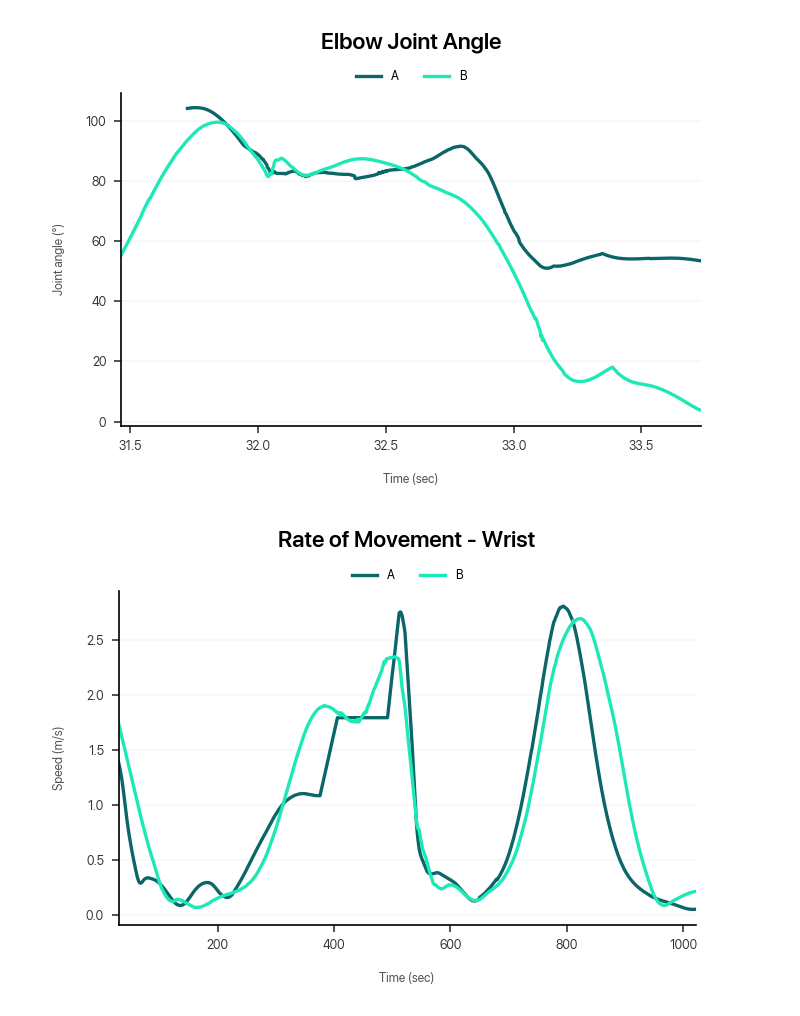
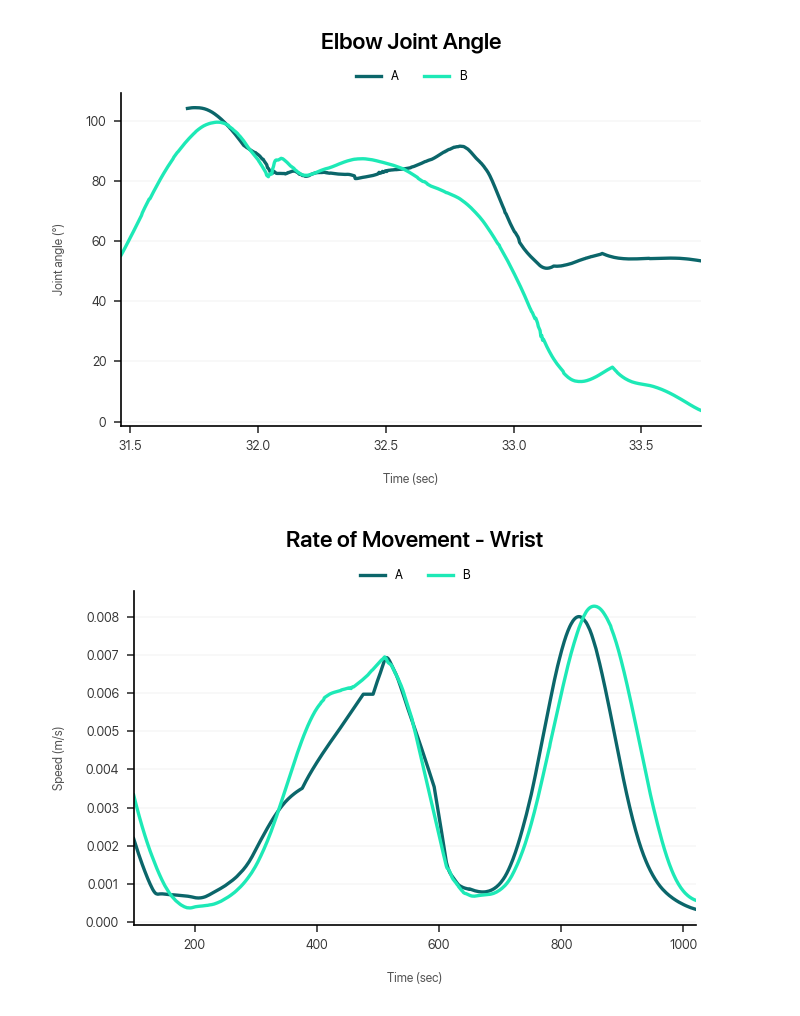
Before and after one commit to dlundgaard/dapup-mocap, a Jupyter notebook: analysis.ipynb, the cells around one changed output. Cells and saved outputs as stored; diff of their text form; code cells hidden in the pictures.

Commit message:
recalculated rate of movement

```diff
--- a/analysis.ipynb
+++ b/analysis.ipynb
@@ -18,3 +14,6 @@ Importing the dtw module. When using in academic works please cite:
+# %%
+SAMPLE_RATE = 300 # Hz (samples/second)spa
+SPATIAL_SCALE = 1000 # spatial measurements are recorded in millimeters
 # %%
 class Session:
     def __init__(self, session_id):
@@ -340,28 +339,24 @@ plot_angles(trial = 4, markers = ("ShoulderRight", "Elbow", "Hand"))
 [figure]
 # %%
 def calculate_velocity(subset):
-    subset[["dX", "dY", "dZ"]] = subset[["X", "Y", "Z"]].values - subset[["X", "Y", "Z"]].shift(1).values
-    subset["v"] = subset.apply(lambda vals: np.sqrt(
-        vals["dX"]**2 +
-        vals["dY"]**2 +
-        vals["dZ"]**2)
-    , axis = 1)
-    subset["v"] = 300 * subset["v"].rolling(30).mean() / 1000
+    delta_pos = subset[["X", "Y", "Z"]].values - subset[["X", "Y", "Z"]].shift(1).values
+    subset["v"] = np.sqrt(np.sum(delta_pos ** 2, axis = 1))
+    subset["v"] = subset["v"].iloc[1:].rolling(int(SPATIAL_SCALE / 10)).mean() / SPATIAL_SCALE # rescale from ms/s to m/s
     return subset["v"]
 
 def plot_velocity(trial, marker):
     plt.figure()
     for participant in "AB":
         plt.plot(calculate_velocity(data[trial][participant][marker]), label = participant)
     plt.title(f"Rate of Movement - {marker}\n")
     plt.xlabel("Time (sec)")
     plt.ylabel("Speed (m/s)")
     plt.margins(x=0)
     plt.legend(loc = "upper center", bbox_to_anchor=(0.5, 1.1), ncol = 2)
     plt.tight_layout()
 
 # plot_velocity(trial = 4, marker = "Hand")
 plot_velocity(trial = 4, marker = "Wrist")
 # plot_velocity(trial = 4, marker = "Elbow")
 # %% [output]
-[figure, old version]
+[figure, new version]
```
Also changed, not shown: parts of 2 cells of this notebook.
